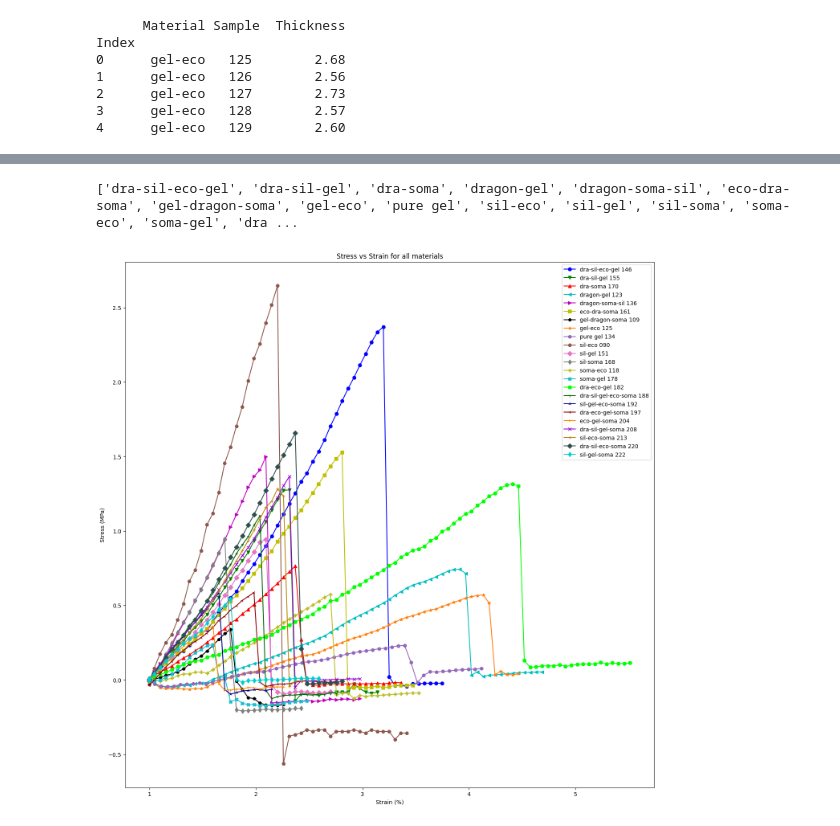
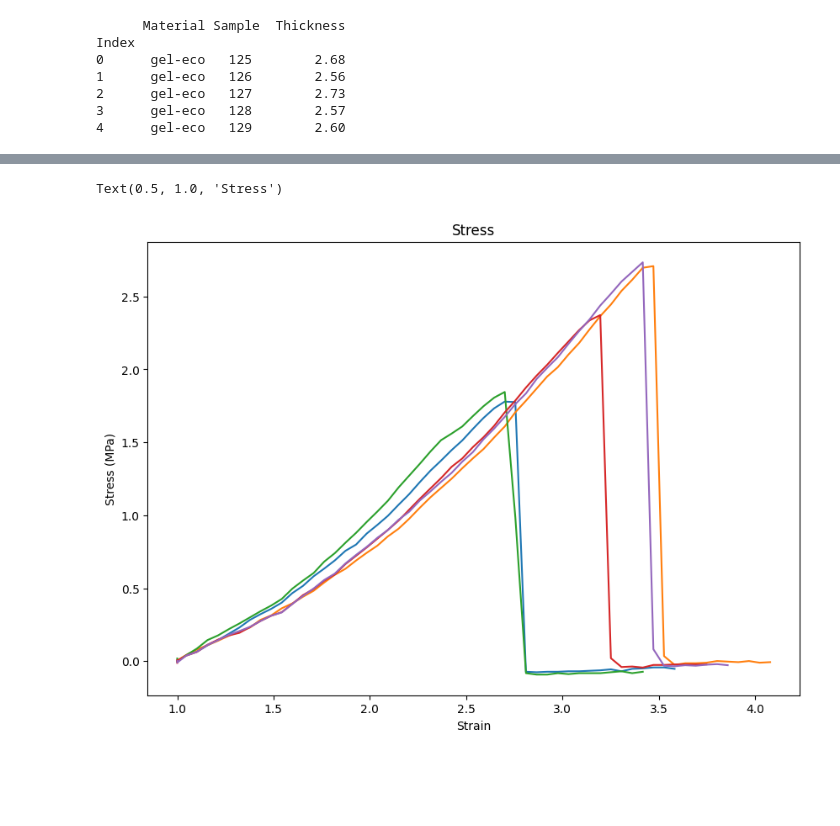
Before and after one commit to te5msride/materials_comparison, a Jupyter notebook: materials_comparison_fix.ipynb, the cells around one changed output, grey strips where cells are left out. Cells and saved outputs as stored; diff of their text form; code cells hidden in the pictures; blank space fills up the shorter version.

```diff
--- a/materials_comparison_fix.ipynb
+++ b/materials_comparison_fix.ipynb
@@ -418,25 +369,17 @@ fig_force_displacement.savefig('line_plot_all_materials.png', dpi=300)
-# %%
-#TODO Truncate the fracture point for each material
-#create markers and colors for all 23 materials, besides white
-colors = ['b', 'g', 'r', 'c', 'm', 'y', 'k', 'tab:orange', 'tab:purple', 'tab:brown', 'tab:pink', 'tab:gray', 'tab:olive', 'tab:cyan', 'lime', 'darkgreen', 'darkblue', 'darkred', 'darkorange', 'darkviolet', 'darkgoldenrod', 'darkslategray', 'darkturquoise']
-markers = ['o', 'v', '^', '<', '>', 's', 'p', '*', 'h', 'H', 'D', 'd', 'P', 'X', '8', '1', '2', '3', '4', 'x', '+', 'D', 'd']
-
-print(all_labels)
-#just do random graphs for the all materials
-fig_force_displacement = plt.figure(figsize=(17, 17))
-ax_force_displacement = fig_force_displacement.add_subplot(111)
-
-# Plot a random sample from each material
-for data, label, marker, color in zip(all_materials, all_labels, markers, colors):
-    sample_number = random.choice(list(data.keys()))
-    ax_force_displacement.plot(data[sample_number]['strain'], data[sample_number]['stress'], marker=marker, linestyle='-', color=color, label=f'{label} {sample_number}')
-
-ax_force_displacement.set_xlabel('Strain (%)')
-ax_force_displacement.set_ylabel('Stress (MPa)')
-ax_force_displacement.set_title(f'Stress vs Strain for all materials')
-ax_force_displacement.legend()
-
-plt.show()
-# %% [output]
-['dra-sil-eco-gel', 'dra-sil-gel', 'dra-soma', 'dragon-gel', 'dragon-soma-sil', 'eco-dra-soma', 'gel-dragon-soma', 'gel-eco', 'pure gel', 'sil-eco', 'sil-gel', 'sil-soma', 'soma-eco', 'soma-gel', 'dra ...
-[figure, removed]
+# %%
+#plot one random sample for all 31 materials to compare stress strain up to the max stress point
+fig_force_displacement = plt.figure(figsize=(10, 7))
+
+ax_force_displacement = fig_force_displacement.add_subplot(111)
+
+for sample_number in dra_sil_eco_gel_data.keys():
+    stress = dra_sil_eco_gel_data[sample_number]["stress"]
+    strain = dra_sil_eco_gel_data[sample_number]["strain"]
+    ax_force_displacement.plot(strain, stress, label=sample_number)
+
+ax_force_displacement.set_xlabel('Strain')
+ax_force_displacement.set_ylabel('Stress (MPa)')
+ax_force_displacement.set_title('Stress')
+# %% [output]
+Text(0.5, 1.0, 'Stress')
+[figure, added]
```
Also changed, not shown: parts of 10 cells of this notebook.
